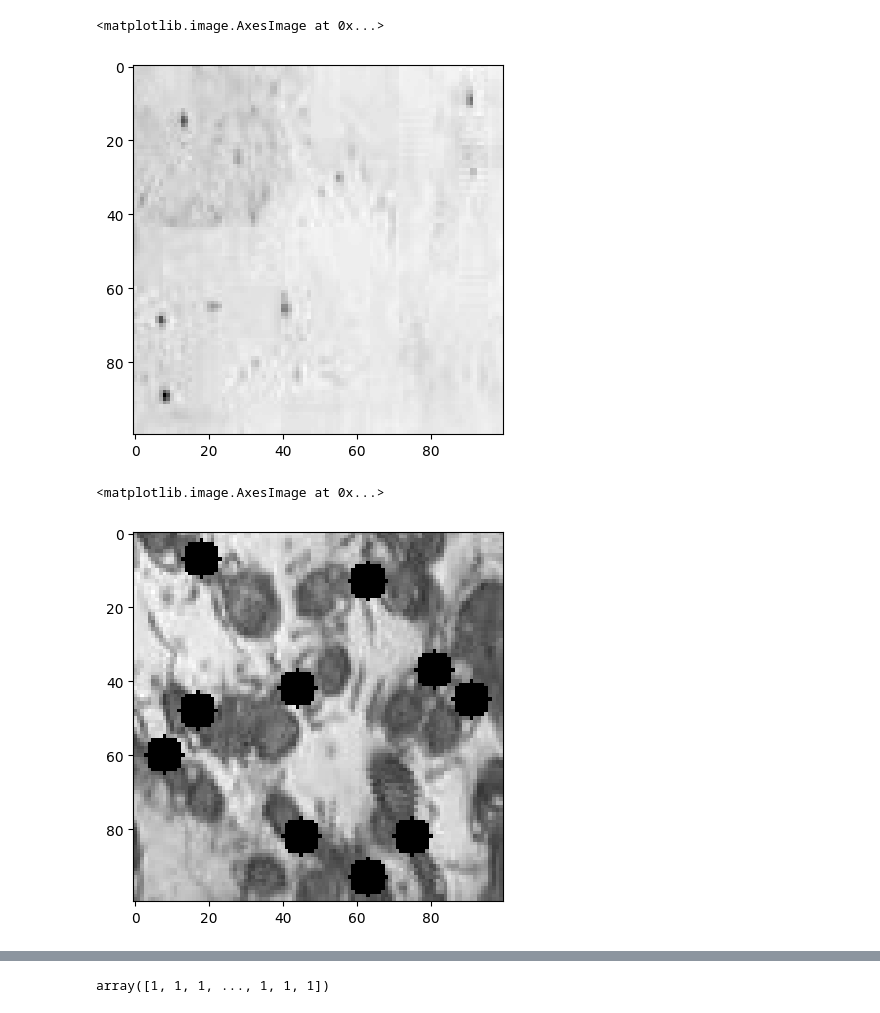
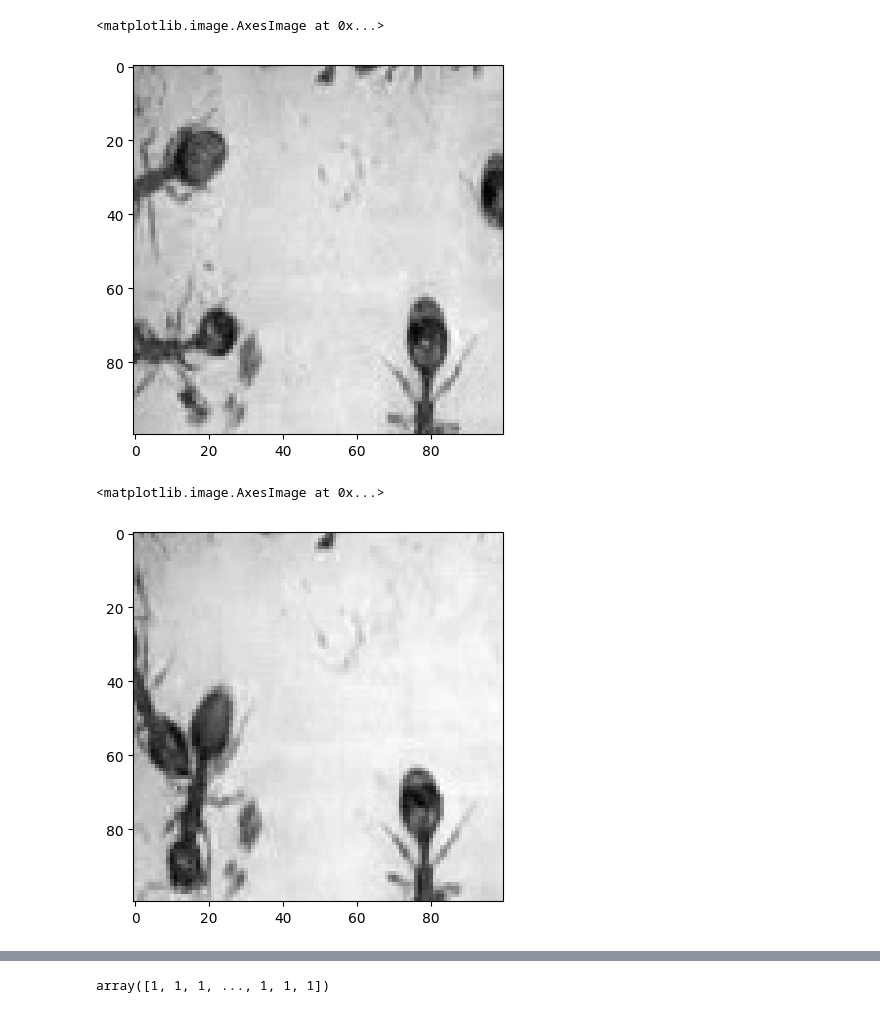
Before and after one commit to kirito-night/PLDAC, a Jupyter notebook: bjbxxl.ipynb, the cells around one changed output, grey strips where cells are left out. Saved outputs shown, nothing was run; the diff lists cells and outputs as text; code cells hidden in the pictures.

```diff
--- a/bjbxxl.ipynb
+++ b/bjbxxl.ipynb
@@ -7,12 +7,16 @@ X.shape
+# %%
+Y_x=np.load('Y_small_train62.npy')
 # %%
-Y_x=np.load('Y_small_train.npy')
+YY=np.zeros((X.shape[0],6))
 Y_0=np.where(Y_x==0)[0]
 Y_1=np.where(Y_x==1)[0]
 Y_2=np.where(Y_x==2)[0]
 Y_3=np.where(Y_x==3)[0]
 Y_4=np.where(Y_x==4)[0]
 Y_5=np.where(Y_x==5)[0]
-Y_6=np.where(Y_x==6)[0]
-Y_7=np.where(Y_x==7)[0]
-Y_8=np.where(Y_x==8)[0]
-Y_9=np.where(Y_x>=9)[0]
+YY[Y_0,0]=1
+YY[Y_1,1]=1
+YY[Y_2,2]=1
+YY[Y_3,3]=1
+YY[Y_4,4]=1
+YY[Y_5,5]=1
@@ -45,0 +27,3 @@ YY[300+len(Y_1)+len(Y_2)+len(Y_3)+len(Y_4)+len(Y_5)+len(Y_6)+len(Y_7)+len(Y_8):3
+# %%
+for i in range(10):
+    print(Y_x[Y_x==i].shape)
@@ -46,22 +41,22 @@ YY[300+len(Y_1)+len(Y_2)+len(Y_3)+len(Y_4)+len(Y_5)+len(Y_6)+len(Y_7)+len(Y_8):3
 # %%
 import matplotlib.pyplot as plt
 # %%
-XX1=np.zeros((840, 3, 100, 100)).astype(np.float32)
-for i in range(XX.shape[0]):
+XX=np.zeros((X.shape[0], 3, 100, 100)).astype(np.float32)
+for i in range(X.shape[0]):
     temp =np.zeros((3,100,100))
-    temp[0]=XX[i, :, :, 0]
-    temp[1]=XX[i, :, :, 1]
-    temp[2]=XX[i, :, :, 2]
-    XX1[i]=temp
-plt.imshow(XX1[0,0],cmap='gray')
+    temp[0]=X[i, :, :, 0]
+    temp[1]=X[i, :, :, 1]
+    temp[2]=X[i, :, :, 2]
+    XX[i]=temp
+plt.imshow(XX[0,0],cmap='gray')
 # %% [output]
 <matplotlib.image.AxesImage at 0x...>
-[figure, old version]
+[figure, new version]
 # %%
-plt.imshow(XX1[-1,0],cmap='gray')
+plt.imshow(XX[100,0],cmap='gray')
 # %% [output]
 <matplotlib.image.AxesImage at 0x...>
-[figure, old version]
+[figure, new version]
 # %%
 import torch
 import torch.nn as nn
```
Also changed, not shown: parts of 23 cells of this notebook, 2 other files.
